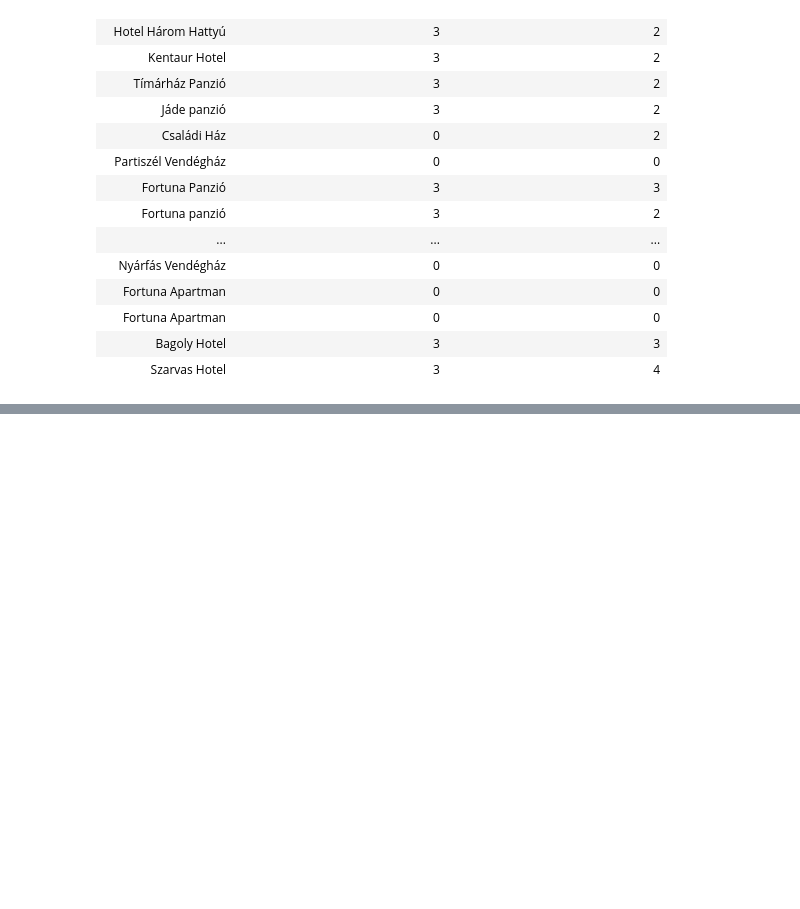
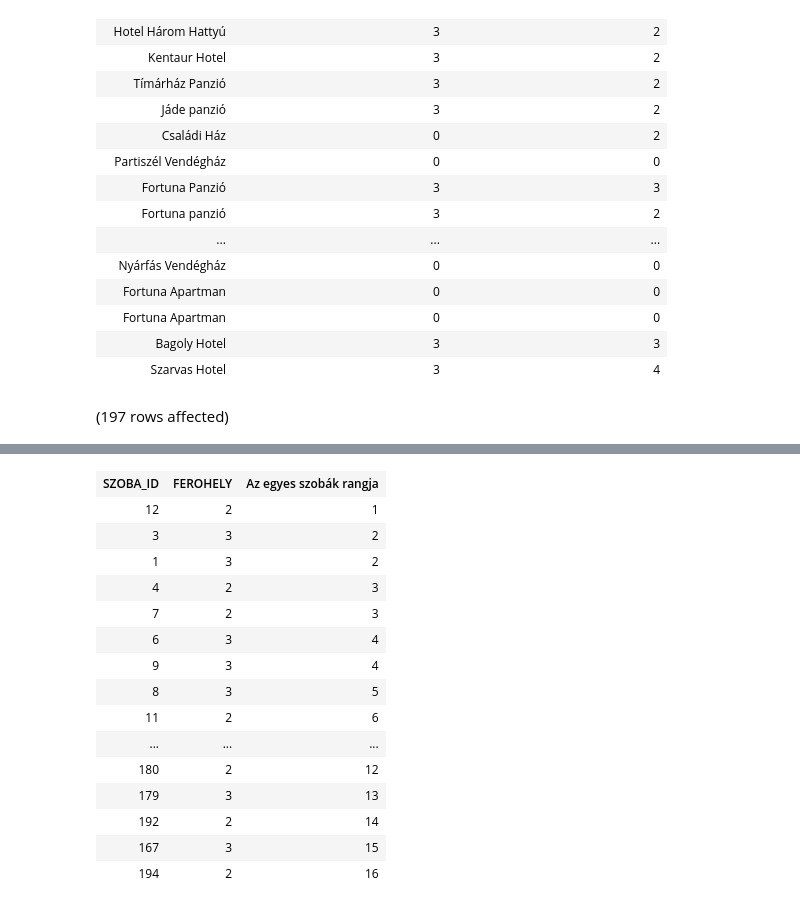
Before and after one commit to veghbalazs0106/adatbazis, a Jupyter notebook: zh2.ipynb, the cells around one changed output, grey strips where cells are left out. Saved outputs shown, nothing was run; the diff lists cells and outputs as text; code cells hidden in the pictures; blank space fills up the shorter version.

Commit message:
második feladat megoldás

```diff
--- a/zh2.ipynb
+++ b/zh2.ipynb
@@ -36,0 +33,17 @@ Total execution time: 00:00:00.014
+# %%
+--MÁSODIK FELADAT
+
+--Rangsoroljuk az egyes szobákat a foglalások száma, azon belül férőhely szerint!
+
+--Holtverseny esetén a sorszámok sűrűn kövessék egymást
+--Az 1-es számot a legtöbbet foglalt, azon belül legkevesebb férőhelyű szoba kapja
+--Csak a szoba azonosítója, a férőhely és a helyezés jelenjen meg
+
+SELECT sz.SZOBA_ID,
+        sz.FEROHELY,
+        DENSE_RANK() OVER(PARTITION BY s.SZALLAS_ID ORDER BY COUNT(f.SZOBA_FK) DESC, sz.FEROHELY ASC) AS 'Az egyes szobák rangja'
+FROM Szallashely s JOIN Szoba sz ON s.Szallas_ID = sz.SZALLAS_FK
+                    JOIN Foglalas f ON f.SZOBA_FK = sz.SZOBA_ID
+GROUP BY sz.SZOBA_ID, sz.FEROHELY, s.SZALLAS_ID
+# %% [output]
+(197 rows affected)
@@ -36,0 +51,16 @@ Total execution time: 00:00:00.014
+| SZOBA_ID | FEROHELY | Az egyes szobák rangja |
+| 12 | 2 | 1 |
+| 3 | 3 | 2 |
+| 1 | 3 | 2 |
+| 4 | 2 | 3 |
+| 7 | 2 | 3 |
+| 6 | 3 | 4 |
+| 9 | 3 | 4 |
+| 8 | 3 | 5 |
+| 11 | 2 | 6 |
+| ... | ... | ... |
+| 180 | 2 | 12 |
+| 179 | 3 | 13 |
+| 192 | 2 | 14 |
+| 167 | 3 | 15 |
+| 194 | 2 | 16 |
```
Also changed, not shown: parts of 4 cells of this notebook.
